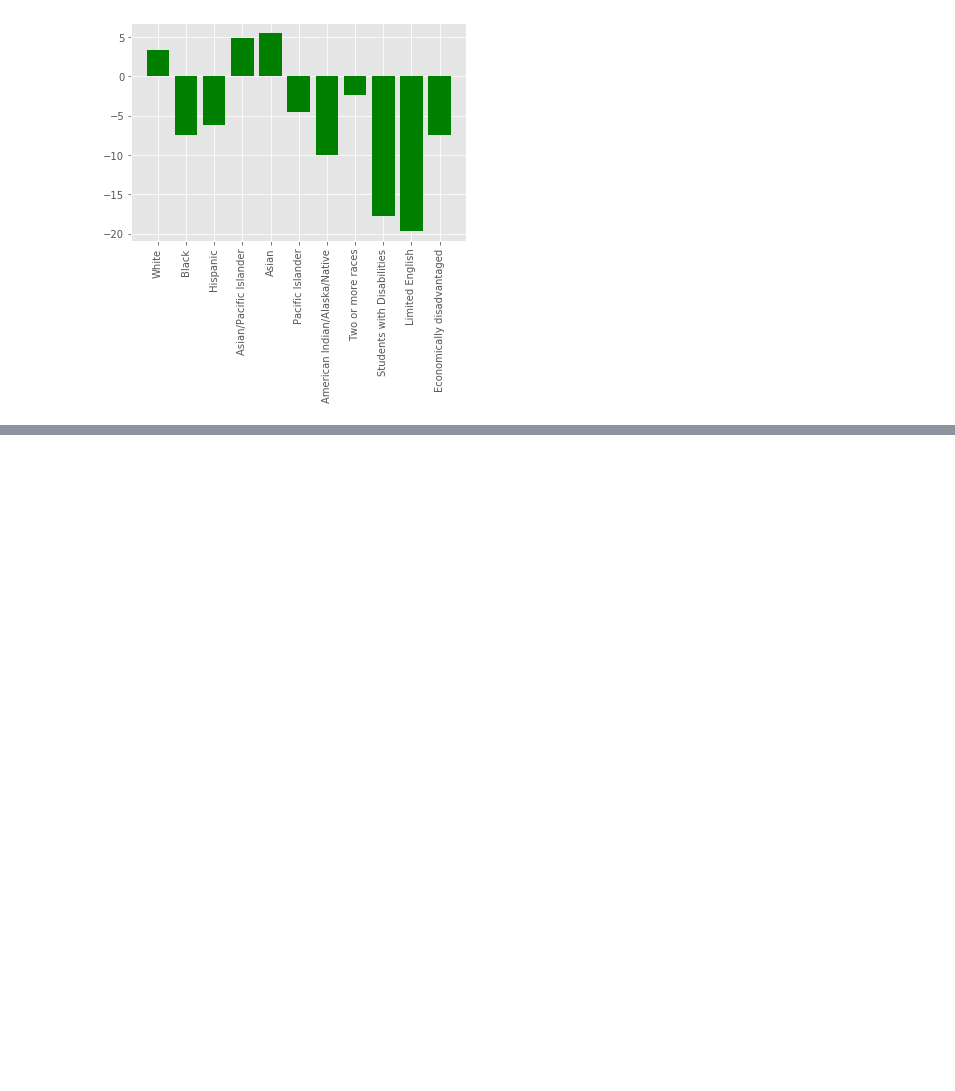
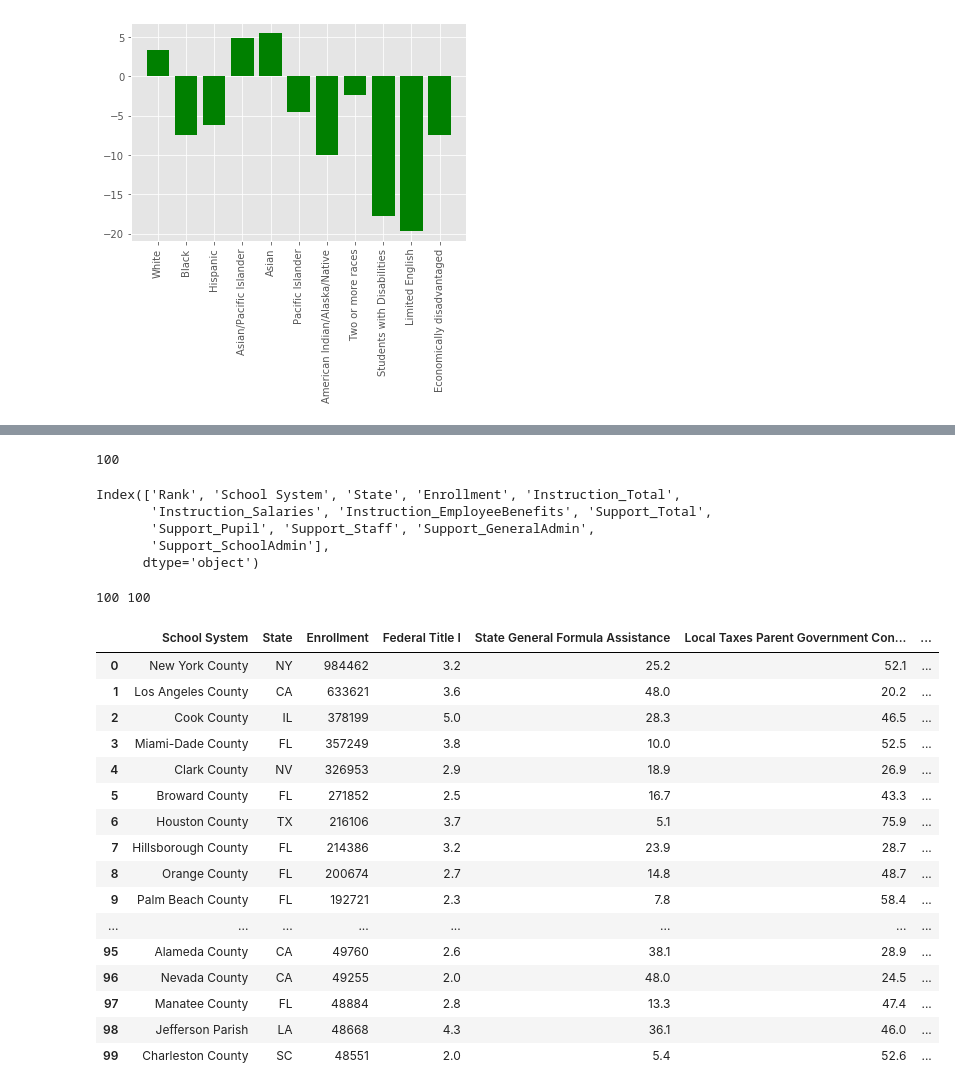
Before and after one commit to tara-jawahar/pds_final_project, a Jupyter notebook: final_project_v2.ipynb, the cells around one changed output, grey strips where cells are left out. Drawn from its saved outputs; the diff is of its cells as text; code cells hidden in the pictures; blank space fills up the shorter version.

```diff
--- a/final_project_v2.ipynb
+++ b/final_project_v2.ipynb
@@ -544,0 +516,48 @@ merged.to_csv('pupil_ratio_grad_by_county.csv')
+# %%
+states = []
+for i in range(len(revenue)):
+    states += [state_abbv_dict[revenue['State'][i].strip()]]
+revenue['State'] = states
+expenditure['State'] = states
+# %% [output]
+100
+# %%
+expenditure.columns
+# %% [output]
+Index(['Rank', 'School System', 'State', 'Enrollment', 'Instruction_Total',
+       'Instruction_Salaries', 'Instruction_EmployeeBenefits', 'Support_Total',
+       'Support_Pupil', 'Support_Staff', 'Support_GeneralAdmin',
+       'Support_SchoolAdmin'],
+      dtype='object')
+# %%
+print(len(revenue), len(expenditure))
+# %% [output]
+100 100
+# %%
+money = pd.concat([revenue.iloc[:,4:], expenditure], axis=1)
+money = money[['School System', 'State', 'Enrollment',
+       'Federal Title I',
+       'State General Formula Assistance',
+       'Local Taxes Parent Government Contributions',
+       'Charges', 'Instruction_Salaries',
+       'Instruction_EmployeeBenefits', 'Support_Pupil',
+       'Support_Staff', 'Support_GeneralAdmin', 'Support_SchoolAdmin']]
+money
+# %% [output]
+|  | School System | State | Enrollment | Federal Title I | State General Formula Assistance | Local Taxes Parent Government Con... | ... |
+| 0 | New York County | NY | 984462 | 3.2 | 25.2 | 52.1 | ... |
+| 1 | Los Angeles County | CA | 633621 | 3.6 | 48.0 | 20.2 | ... |
+| 2 | Cook County | IL | 378199 | 5.0 | 28.3 | 46.5 | ... |
+| 3 | Miami-Dade County | FL | 357249 | 3.8 | 10.0 | 52.5 | ... |
+| 4 | Clark County | NV | 326953 | 2.9 | 18.9 | 26.9 | ... |
+| 5 | Broward County | FL | 271852 | 2.5 | 16.7 | 43.3 | ... |
+| 6 | Houston County | TX | 216106 | 3.7 | 5.1 | 75.9 | ... |
+| 7 | Hillsborough County | FL | 214386 | 3.2 | 23.9 | 28.7 | ... |
+| 8 | Orange County | FL | 200674 | 2.7 | 14.8 | 48.7 | ... |
+| 9 | Palm Beach County | FL | 192721 | 2.3 | 7.8 | 58.4 | ... |
+| ... | ... | ... | ... | ... | ... | ... | ... |
+| 95 | Alameda County | CA | 49760 | 2.6 | 38.1 | 28.9 | ... |
+| 96 | Nevada County | CA | 49255 | 2.0 | 48.0 | 24.5 | ... |
+| 97 | Manatee County | FL | 48884 | 2.8 | 13.3 | 47.4 | ... |
+| 98 | Jefferson Parish | LA | 48668 | 4.3 | 36.1 | 46.0 | ... |
+| 99 | Charleston County | SC | 48551 | 2.0 | 5.4 | 52.6 | ... |
```
Also changed, not shown: parts of 12 cells of this notebook, 7 other files.
